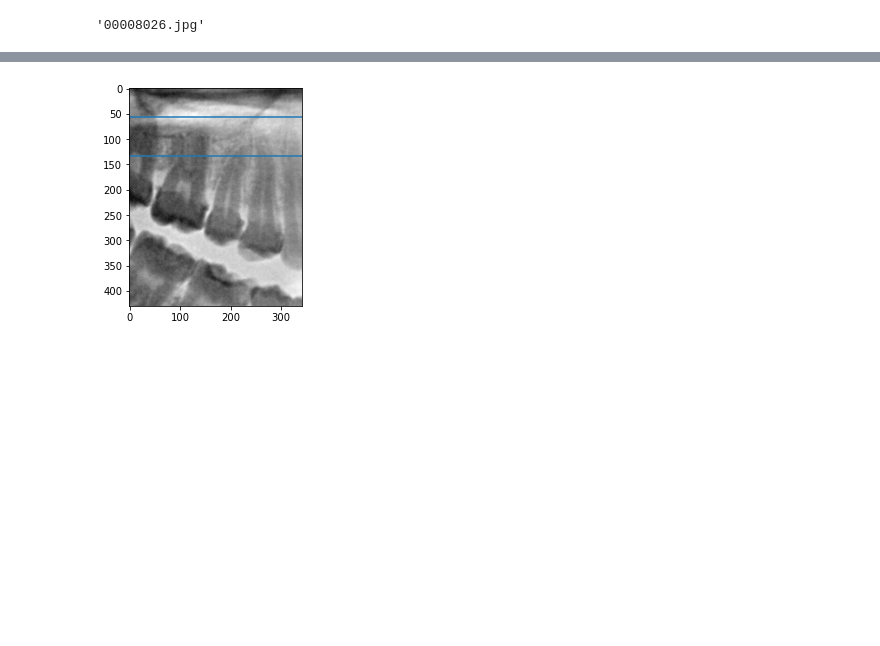
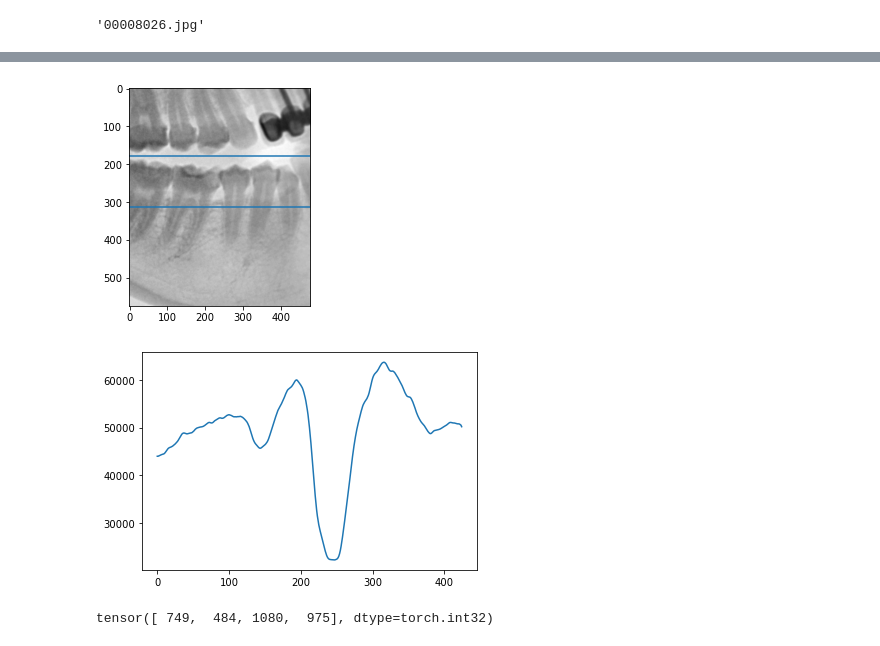
Before and after one commit to alan8365/dentist-CV, a Jupyter notebook: shortcut/quick_rotate_and_zooming_demo.ipynb, the cells around one changed output, grey strips where cells are left out. Drawn from its saved outputs; the diff is of its cells as text; code cells hidden in the pictures; blank space fills up the shorter version.

```diff
--- a/shortcut/quick_rotate_and_zooming_demo.ipynb
+++ b/shortcut/quick_rotate_and_zooming_demo.ipynb
@@ -35,3 +31,9 @@ image_name = image_path
 image_path.name
 # %% [output]
 '00008026.jpg'
+# %%
+im = cv.imread(str(image_path), cv.IMREAD_GRAYSCALE)
+
+plt.gray()
+plt.imshow(1 - im)
+plt.show()
@@ -38,10 +42,10 @@ image_path.name
 # %%
-source, flag, tooth_position, teeth_roi_split_teeth = quick_get_roi(image_path, roi_index=0)
+source, flag, tooth_position, teeth_roi_split_teeth, target_roi = quick_get_roi(image_path, roi_index=3)
 teeth_roi_split_teeth = teeth_roi_split_teeth[image_path.stem]
 
 # margin = 50
 plt.gray()
-plt.imshow(1 - im_g)
+plt.imshow(1 - source)
 
 plt.show()
 # %% [output]
@@ -49,44 +53,49 @@ plt.show()
 # %%
-from scipy import ndimage
-from utils.edge import get_rotation_angle, gum_jaw_separation
+from scipy import ndimage, special
+from utils.edge import get_rotation_angle, gum_jaw_separation, fill_rotate
 
 theta = get_rotation_angle(source, flag=flag, tooth_position=tooth_position)
-source_rotated = ndimage.rotate(source, theta, reshape=True, cval=255)
+source_rotated = fill_rotate(im, target_roi['xyxy'], theta)
+# source_rotated = ndimage.rotate(source, theta, reshape=True, cval=255)
 
 gum_sep_line, jaw_sep_line, hor_valleys, hor = gum_jaw_separation(source_rotated, flag=flag)
 
 height, width = source.shape
 phi = np.radians(abs(theta))
 opposite = np.sin(phi) * width
 adjacent = np.cos(phi) * height
 
 if flag == 'upper':
-    source_roi = source_rotated[gum_sep_line:jaw_sep_line, :]
     y1 = gum_sep_line
     y2 = jaw_sep_line
 elif flag == 'lower':
-    source_roi = source_rotated[jaw_sep_line:gum_sep_line, :]
     y1 = jaw_sep_line
     y2 = gum_sep_line
 else:
     raise ValueError(f'flag only accept upper or lower but get {flag}.')
+
+source_roi = source_rotated[y1:y2, :]
 
 t = np.tan(phi)
 left_padding, right_padding = 0, 1
 if theta > 0:
     left_padding = round((y2 - opposite) * t)
     right_padding = round((adjacent - y1) * t)
 elif theta < 0:
     left_padding = round((adjacent - y1) * t)
     right_padding = round((y2 - opposite) * t)
 source_roi = source_roi[:, left_padding:-right_padding]
 
-plt.imshow(1 - source)
+plt.imshow(1 - source_rotated)
 plt.axhline(gum_sep_line)
 plt.axhline(jaw_sep_line)
 plt.show()
+
+plt.plot(hor)
+plt.show()
 # %% [output]
-[figure, old version]
+[figure, new version]
+[figure, added]
 # %%
 roi_index = 3
 tooth_position_dict = {
@@ -109,6 +118,10 @@ teeth_roi_split_teeth = teeth_roi['split_teeth']
 target_roi = teeth_roi_images[roi_index]
 target_roi_image = target_roi['image']
 flag = target_roi['flag']
-tooth_position = tooth_position_dict[target_roi['number']]
+tooth_position = target_roi['tooth_position']
 im_g = cv.cvtColor(target_roi_image, cv.COLOR_RGBA2GRAY)
 im_g_shape = np.array(np.array(im_g.shape)[[1, 0]])
+
+teeth_roi_images[3]['xyxy']
+# %% [output]
+tensor([ 749,  484, 1080,  975], dtype=torch.int32)
```
Also changed, not shown: parts of 5 cells of this notebook, 9 other files.
